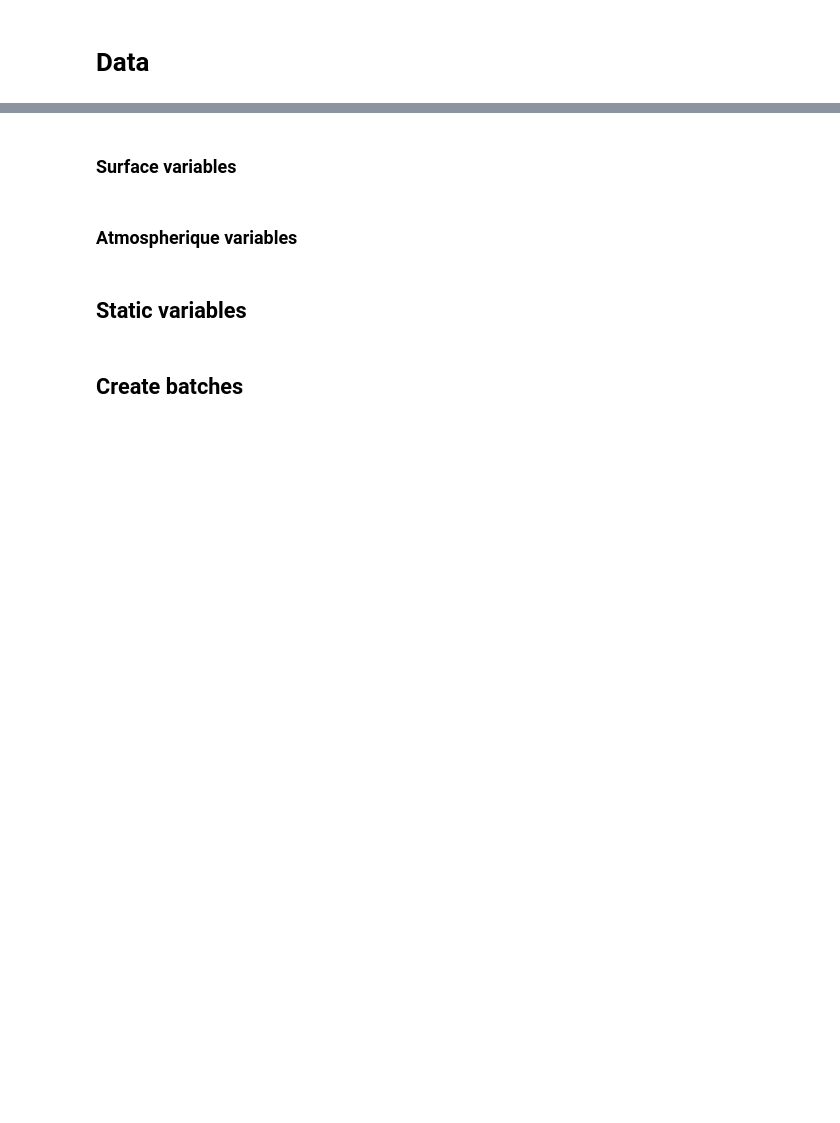
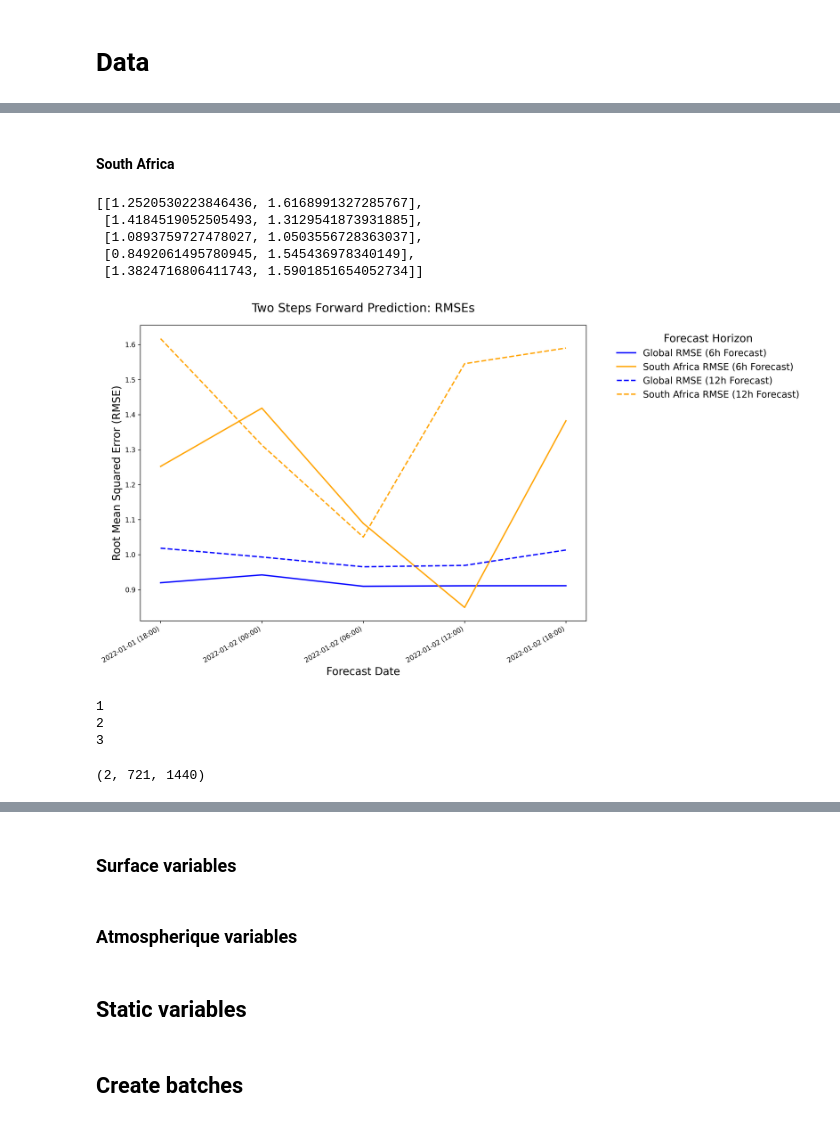
Before and after one commit to verigle/AIMS-PROJECT, a Jupyter notebook: notebooks/prediction_rmse1.ipynb, the cells around one changed output, grey strips where cells are left out. Saved outputs shown, nothing was run; the diff lists cells and outputs as text; code cells hidden in the pictures; blank space fills up the shorter version.

Commit message:
Find solution for data loading

```diff
--- a/notebooks/prediction_rmse1.ipynb
+++ b/notebooks/prediction_rmse1.ipynb
@@ -63,10 +45,26 @@ full_era5 = xr.open_zarr(store=store, consolidated=True, chunks=None)
 # %%
-start_time = '2022-06-01'
-end_time = '2023-01-31'
-data_inner_steps = 6
+start_time = '2022-01-01'
+end_time = '2022-01-02'
 
 sliced_era5_world = (
     full_era5
     .sel(time=slice(start_time, end_time))
-    .isel(time=slice(None, -2))
 )
+# %% [markdown]
+#### South Africa
+# %%
+
+lat_max = -22.00
+lat_min = -37.75
+
+lon_min = 15.25
+lon_max = 35.00
+
+sliced_era5_sa = (
+    full_era5
+    .sel(
+        time=slice(start_time, end_time),
+        latitude=slice(lat_max, lat_min),
+        longitude=slice(lon_min, lon_max)
+    )
+)
@@ -72,0 +134,24 @@ sliced_era5_world = (
+# %%
+sa_rmses_list
+# %% [output]
+[[1.2520530223846436, 1.6168991327285767],
+ [1.4184519052505493, 1.3129541873931885],
+ [1.0893759727478027, 1.0503556728363037],
+ [0.8492061495780945, 1.545436978340149],
+ [1.3824716806411743, 1.5901851654052734]]
+# %%
+plot_rmses("2t", world_rmses_list, sa_rmses_list,
+               figsize=(12, 8), fontsize=18,
+               date_ranges=pred_dates_list,
+               title="Two Steps Forward Prediction: RMSEs",
+               save_path="../report/era5",
+               atmos_level=None)
+# %% [output]
+[figure, added]
+# %%
+for i in range(1,len(sliced_era5_world.time)-2):
+    print(i)
+# %% [output]
+1
+2
+3
@@ -72,0 +167,4 @@ sliced_era5_world = (
+# %%
+surf_vars_ds1["2m_temperature"].values[[1 - 1, 1]].shape
+# %% [output]
+(2, 721, 1440)
```
Also changed, not shown: parts of 27 cells of this notebook, 10 other files.
